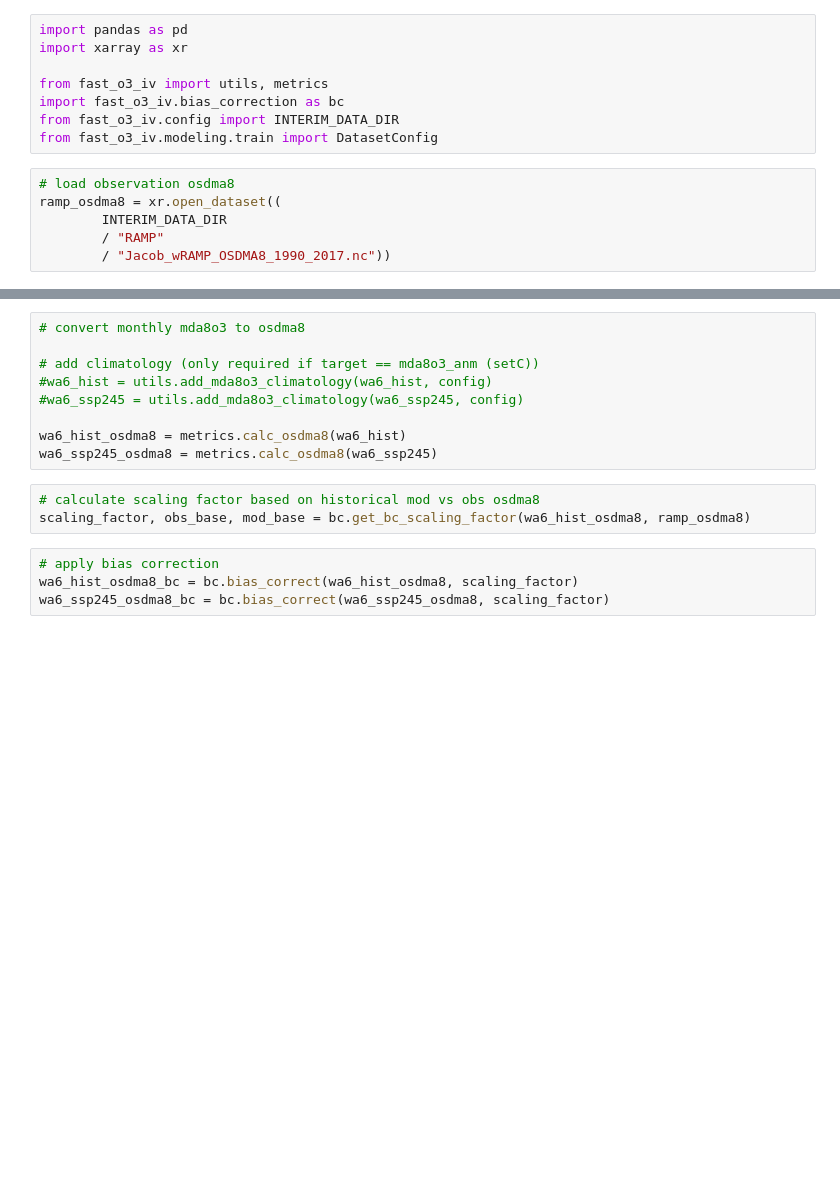
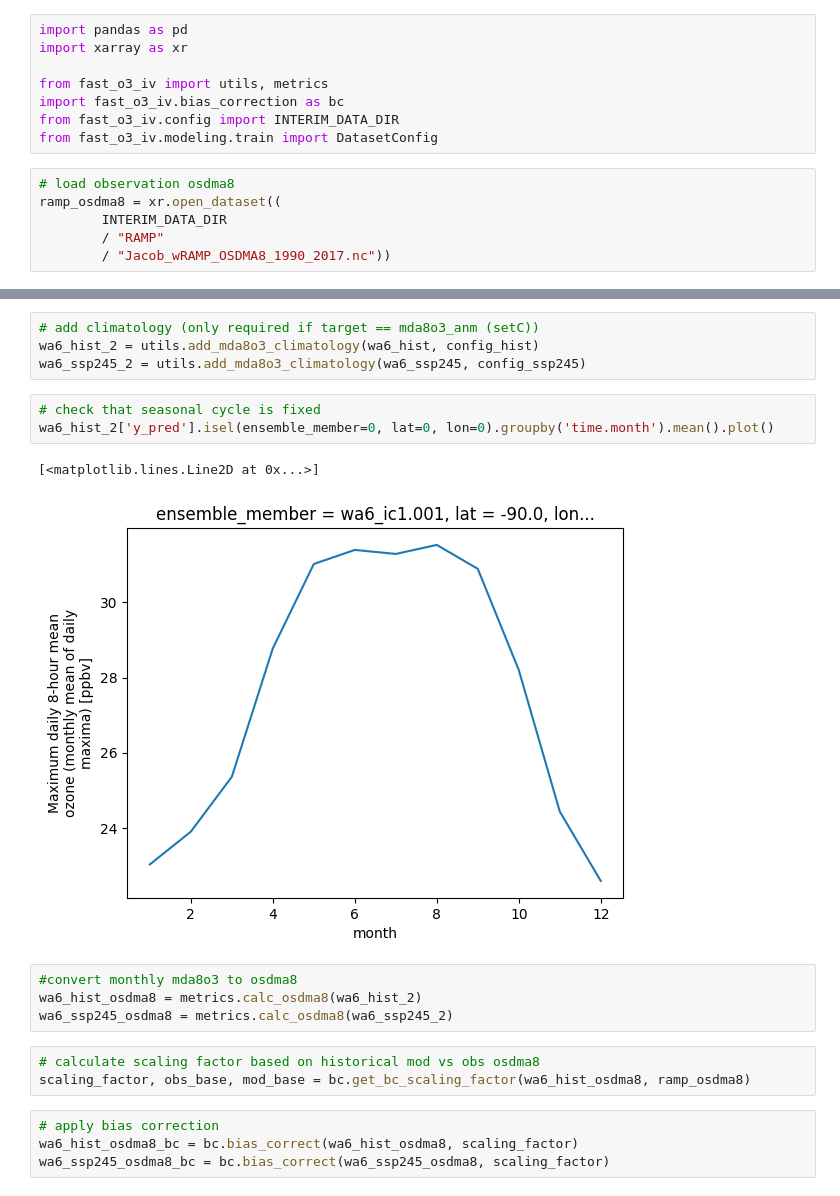
Before and after one commit to emmleroy/fast-o3-iv, a Jupyter notebook: notebooks/6.01-ELR-bias-correction.ipynb, the cells around one changed output, grey strips where cells are left out. Cells and saved outputs as stored; diff of their text form; blank space fills up the shorter version.

```diff
--- a/notebooks/6.01-ELR-bias-correction.ipynb
+++ b/notebooks/6.01-ELR-bias-correction.ipynb
@@ -46,12 +54,17 @@ Loading existing dataset from /home/eleroy/proj-dirs/fast-o3-iv/data/processed/m
 # %%
-# convert monthly mda8o3 to osdma8
-
 # add climatology (only required if target == mda8o3_anm (setC))
-#wa6_hist = utils.add_mda8o3_climatology(wa6_hist, config)
-#wa6_ssp245 = utils.add_mda8o3_climatology(wa6_ssp245, config)
-
-wa6_hist_osdma8 = metrics.calc_osdma8(wa6_hist)
-wa6_ssp245_osdma8 = metrics.calc_osdma8(wa6_ssp245)
+wa6_hist_2 = utils.add_mda8o3_climatology(wa6_hist, config_hist)
+wa6_ssp245_2 = utils.add_mda8o3_climatology(wa6_ssp245, config_ssp245)
+# %%
+# check that seasonal cycle is fixed
+wa6_hist_2['y_pred'].isel(ensemble_member=0, lat=0, lon=0).groupby('time.month').mean().plot()
+# %% [output]
+[<matplotlib.lines.Line2D at 0x...>]
+[figure, added]
+# %%
+#convert monthly mda8o3 to osdma8
+wa6_hist_osdma8 = metrics.calc_osdma8(wa6_hist_2)
+wa6_ssp245_osdma8 = metrics.calc_osdma8(wa6_ssp245_2)
 # %%
 # calculate scaling factor based on historical mod vs obs osdma8
 scaling_factor, obs_base, mod_base = bc.get_bc_scaling_factor(wa6_hist_osdma8, ramp_osdma8)
```
Also changed, not shown: parts of 5 cells of this notebook, 3 other files.
